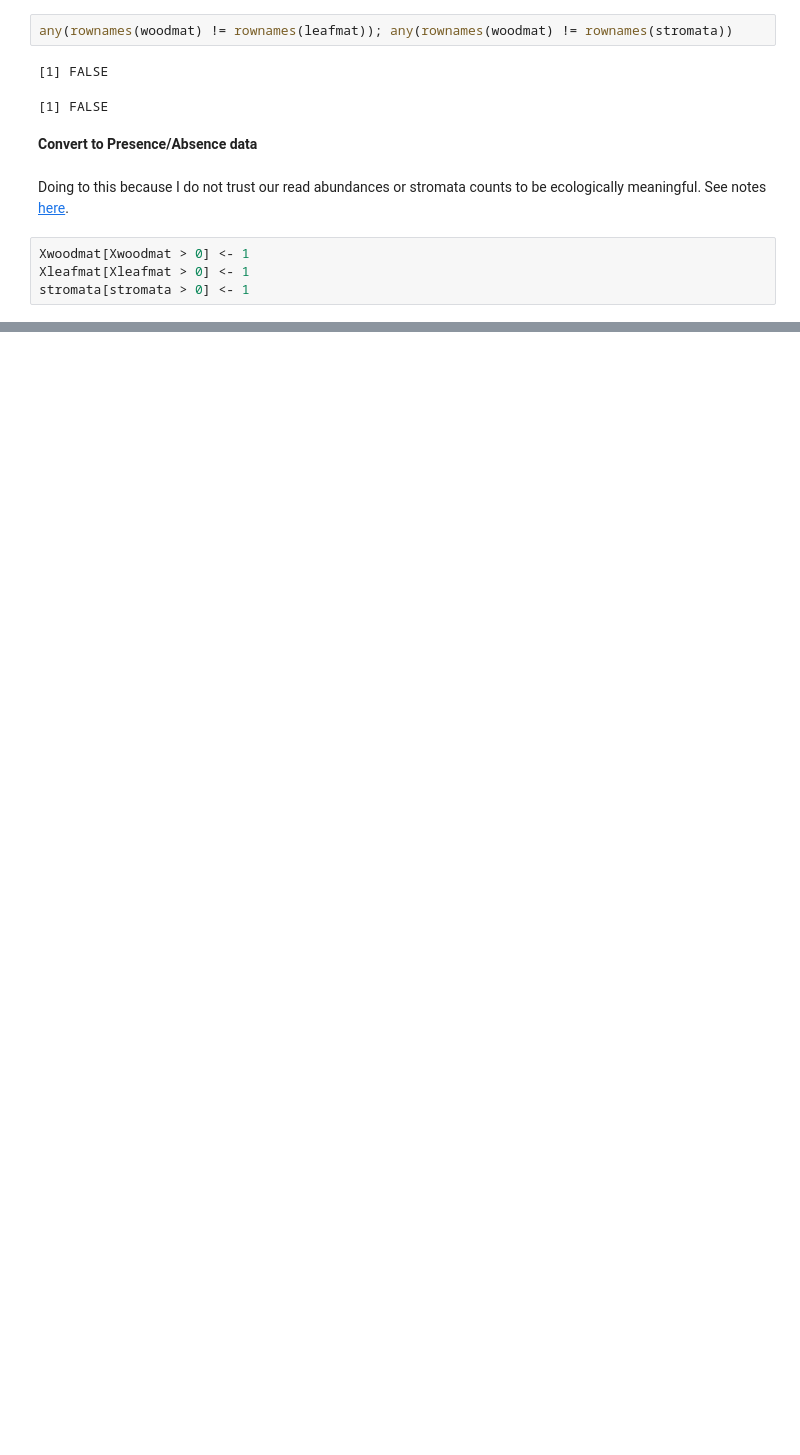
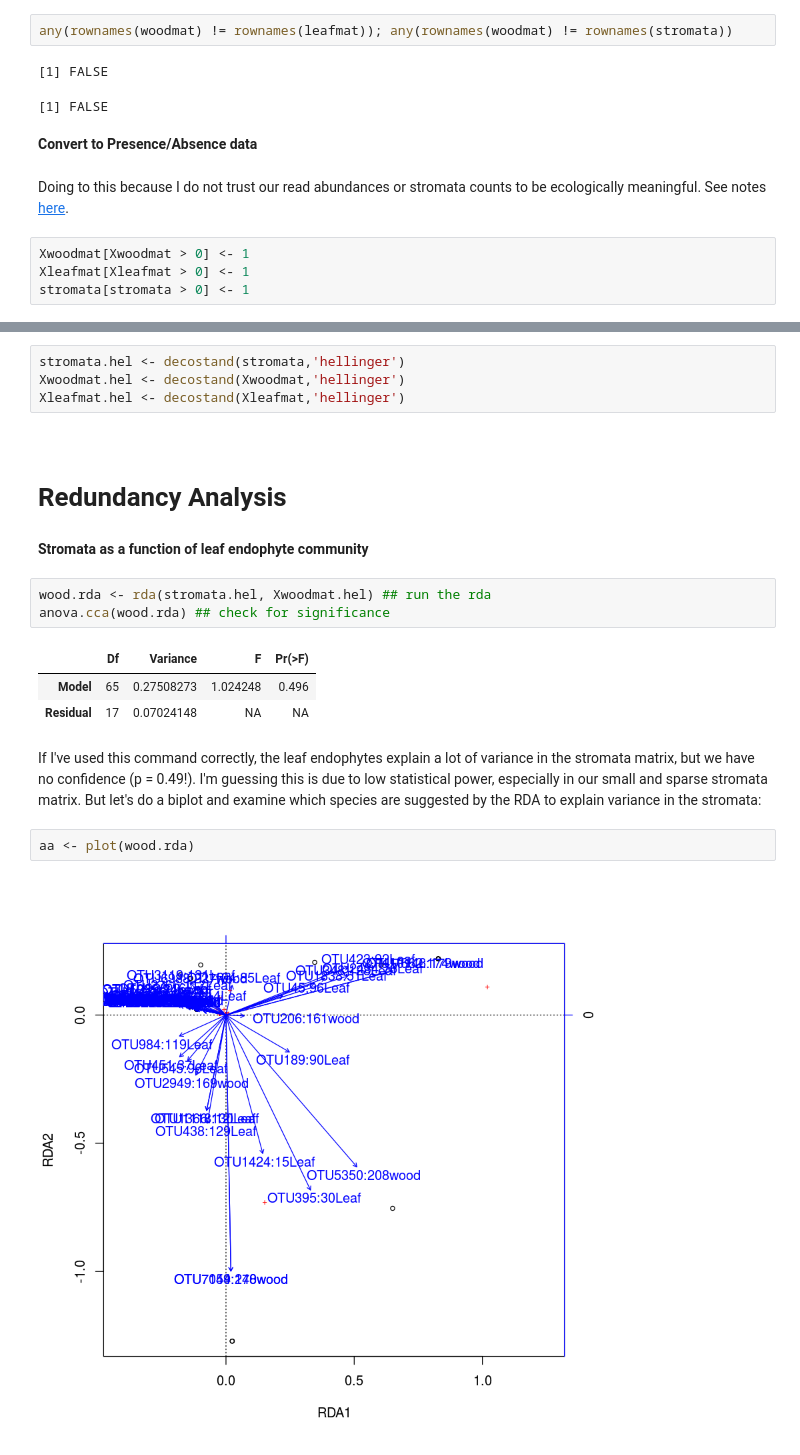
Before and after one commit to danchurch/taiwan_combined, a Jupyter notebook: XylariaLeafWoodStats.ipynb, the cells around one changed output, grey strips where cells are left out. Drawn from its saved outputs; the diff is of its cells as text; blank space fills up the shorter version.

```diff
--- a/XylariaLeafWoodStats.ipynb
+++ b/XylariaLeafWoodStats.ipynb
@@ -494,0 +521,23 @@ stromata[stromata > 0] <- 1
+# %%
+stromata.hel <- decostand(stromata,'hellinger')
+Xwoodmat.hel <- decostand(Xwoodmat,'hellinger')
+Xleafmat.hel <- decostand(Xleafmat,'hellinger')
+# %% [markdown]
+<a id='rda'></a>
+# %% [markdown]
+# Redundancy Analysis
+# %% [markdown]
+**Stromata as a function of leaf endophyte community**
+# %%
+wood.rda <- rda(stromata.hel, Xwoodmat.hel) ## run the rda
+anova.cca(wood.rda) ## check for significance
+# %% [output]
+|  | Df | Variance | F | Pr(>F) |
+| Model | 65 | 0.27508273 | 1.024248 | 0.496 |
+| Residual | 17 | 0.07024148 | NA | NA |
+# %% [markdown]
+If I've used this command correctly, the leaf endophytes explain a lot of variance in the stromata matrix, but we have no confidence (p = 0.49!). I'm guessing this is due to low statistical power, especially in our small and sparse stromata matrix. But let's do a biplot and examine which species are suggested by the RDA to explain variance in the stromata:
+# %%
+aa <- plot(wood.rda)
+# %% [output]
+[figure, added]
```
Also changed, not shown: parts of 12 cells of this notebook.
